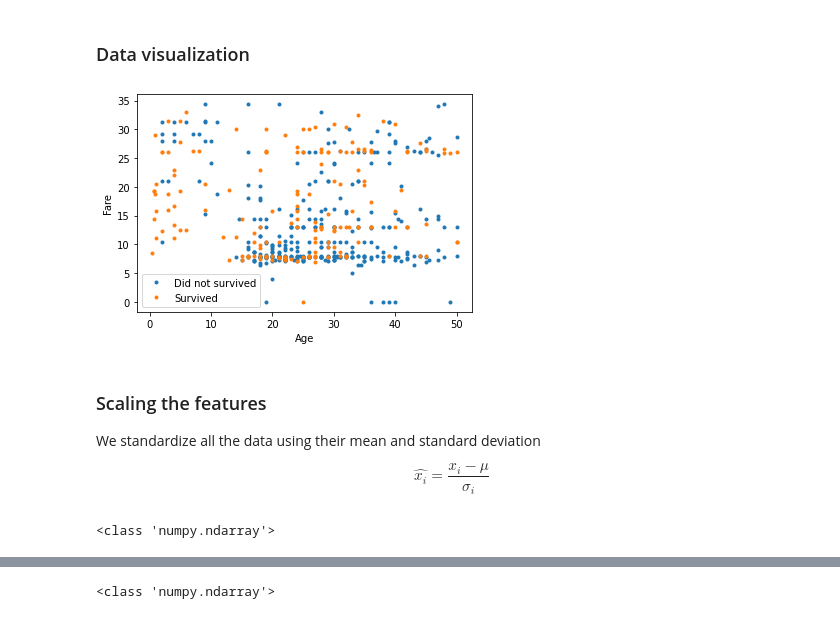
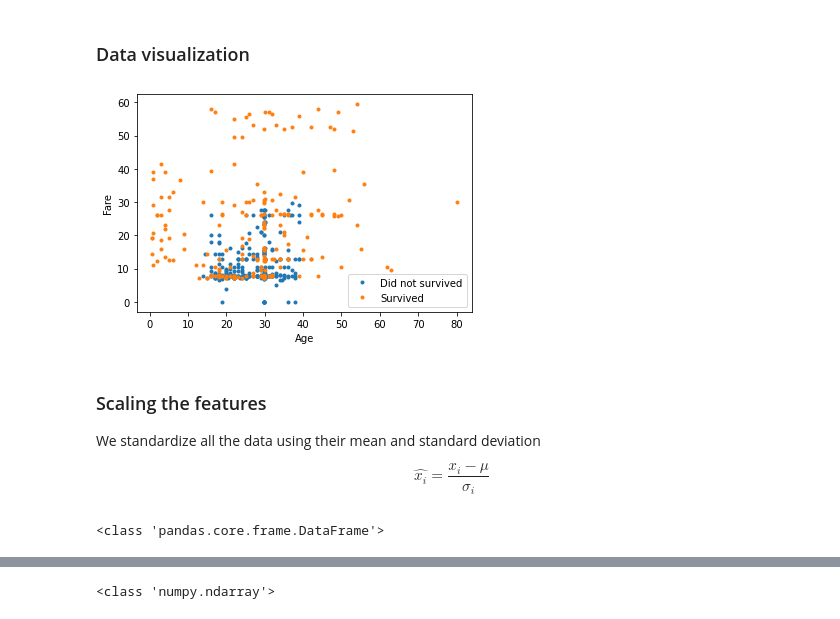
Before and after one commit to jtsang02/MANU-465, a Jupyter notebook: Assignments/Assignment2/Assignment2.ipynb, the cells around one changed output, grey strips where cells are left out. Cells and saved outputs as stored; diff of their text form; code cells hidden in the pictures.

```diff
--- a/Assignments/Assignment2/Assignment2.ipynb
+++ b/Assignments/Assignment2/Assignment2.ipynb
@@ -202,0 +169,3 @@ X = imputer.fit_transform(X)
+# %%
+data['Age'].fillna(data['Age'].mean(), inplace = True)
+data['Embarked'].fillna(data['Embarked'].mean(), inplace = True)
@@ -237,4 +206,4 @@ Now, let's clean the data
 # %%
-# data = data[((data['Age'] < 60.0) & (data['Survived']==0)) | (data['Survived']==1)]
-index = data[data['Fare'] > 35].index
-data.drop(index,inplace=True)
+# trim the age
+data = data[((data['Age']<40) & (data['Age']>10) & (data['Survived']==0)) | (data['Survived']==1)]
+sb.boxplot(x='Survived', y='Age', data=data)
@@ -246,4 +213,4 @@ sb.boxplot(x='Survived', y='Fare', data=data)
 # %%
-# data = data[ ((data['Fare']<80.0) & (data['Survived']==0)) | (data['Survived']==1)]
-index = data[(data['Age'] > 50)].index
-data.drop(index,inplace=True)
+# trim the fares
+data = data[((data['Fare']<30) & (data['Survived']==0)) | ((data['Fare']<60) & (data['Survived']==1))]
+sb.boxplot(x='Survived', y='Fare', data=data)
@@ -292,9 +273,9 @@ Name: Survived, dtype: float64
 # %%
 ## Code here
-X_train, X_test, y_train, y_test = train_test_split(X, y, test_size=0.2, random_state=1)## End
+train_data, test_data = train_test_split(data, test_size=0.2)
 
-# # splitting the input and the output from the training set
-# Y_train = train_data[['Survived']].copy()
+# splitting the input and the output from the training set
+Y_train = train_data[['Survived']].copy()
 
-# # removing the output from the dataset
-# X_train = train_data.drop(['Survived'], axis=1)  # drop "Survived"
+# removing the useless features and the output from the dataset
+X_train = train_data.drop(['Survived', 'Embarked', 'Pclass'], axis=1)
@@ -348,9 +305,9 @@ def plot_scatter_with_labels(X1, X2, Y, xlabel='Age', ylabel='Fare'):
   plt.xlabel(xlabel)
   plt.ylabel(ylabel)
 # %%
-plot_scatter_with_labels(data['Age'], data['Fare'], data['Survived'])
+plot_scatter_with_labels(train_data['Age'], train_data['Fare'], train_data['Survived'])
 # %% [output]
-[figure, old version]
+[figure, new version]
 # %% [markdown]
 ### Scaling the features
 
@@ -360,4 +317,4 @@ $$ \hat{x_i} = \frac{x_i-\mu}{\sigma_i}$$
 # %%
 print(type(X_train))
 # %% [output]
-<class 'numpy.ndarray'>
+<class 'pandas.core.frame.DataFrame'>
```
Also changed, not shown: parts of 55 cells of this notebook, 5 other files.
